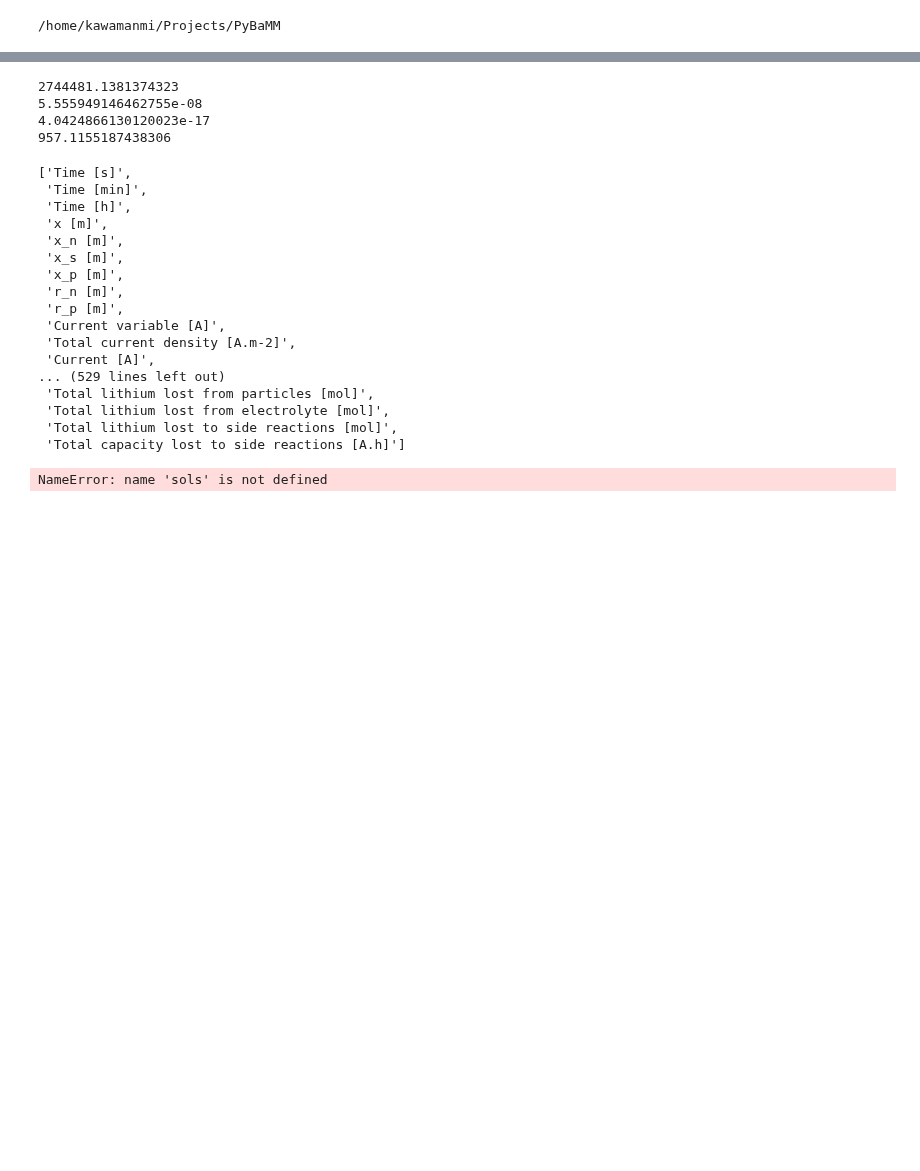
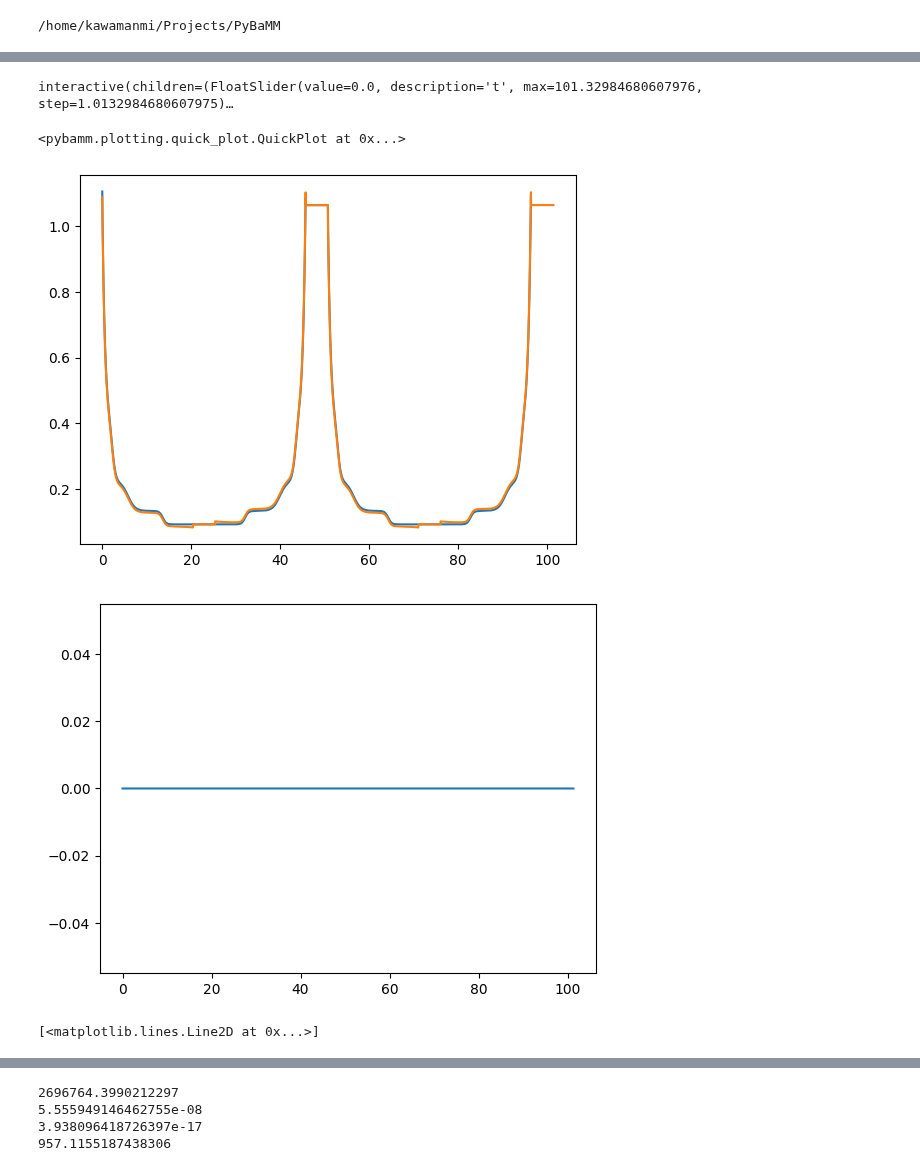
Before and after one commit to brosaplanella/formation, a Jupyter notebook: miscellaneous/TestsAndDrafts.ipynb, the cells around one changed output, grey strips where cells are left out. Cells and saved outputs as stored; diff of their text form; code cells hidden in the pictures; blank space fills up the shorter version.

```diff
--- a/miscellaneous/TestsAndDrafts.ipynb
+++ b/miscellaneous/TestsAndDrafts.ipynb
@@ -25,8 +25,9 @@ exp = pybamm.Experiment(
       )]* no_cycles )
 
 param = pybamm.ParameterValues("Chen2020")
-param['Initial inner SEI thickness [m]'] = 5e-12
-param['Initial outer SEI thickness [m]'] = 5e-12
+param['Initial inner SEI thickness [m]'] = 5e-13
+param['Initial outer SEI thickness [m]'] = 5e-13
+param['SEI open-circuit potential [V]'] = 0.0
 
 pybamm.settings.max_y_value = 1000000000
 solver = pybamm.CasadiSolver(mode="safe")
@@ -37,5 +47,5 @@ solver = pybamm.CasadiSolver(mode="safe")
 # %%
-model = pybamm.lithium_ion.SPMe()
+model = pybamm.lithium_ion.SPM({"SEI": "reaction limited"})
 sim = pybamm.Simulation(model, parameter_values=param,
                         experiment=exp, solver=solver)
 sol = sim.solve(initial_soc=0)
@@ -54,0 +72,31 @@ interactive(children=(FloatSlider(value=0.0, description='t', max=101.2451067712
+# %%
+pybamm.dynamic_plot(sol, output_variables=['X-averaged negative electrode open-circuit potential [V]',
+                                           'X-averaged negative electrode potential [V]',
+                                           'X-averaged negative electrode SEI film overpotential [V]',
+                                           'Negative electrode surface potential difference at separator interface [V]',
+                                           'Current [A]',
+                                           ],
+                    variable_limits='tight')
+# %% [output]
+interactive(children=(FloatSlider(value=0.0, description='t', max=101.32984680607976, step=1.0132984680607975)…
+<pybamm.plotting.quick_plot.QuickPlot at 0x...>
+# %%
+import matplotlib.pyplot as plt
+U= sol['X-averaged negative electrode open-circuit potential [V]'].entries
+phi_n = sol['X-averaged negative electrode potential [V]'].entries
+U_sei = sol['X-averaged negative electrode SEI film overpotential [V]'].entries
+delta_phi = sol['Negative electrode surface potential difference at separator interface [V]'].entries
+c = sol['Current [A]'].entries
+t = sol['Time [h]'].entries
+plt.plot(t, U, label='U')
+plt.plot(t, delta_phi, label='U_sei')
+# plt.plot(t, c, ":")
+plt.show()
+plt.plot(t, phi_n, label='phi_n')
+plt.show()
+plt.plot(t, U_sei, label='U_sei')
+# plt.plot(t, delta_phi, label='delta_phi')
+# %% [output]
+[figure, added]
+[figure, added]
+[<matplotlib.lines.Line2D at 0x...>]
@@ -122,38 +171,7 @@ print(RR)
 DD = J_app * 1e-12 / (F*D*C)
 print(DD)
 # %% [output]
-2744481.1381374323
+2696764.3990212297
 5.555949146462755e-08
-4.0424866130120023e-17
+3.938096418726397e-17
 957.1155187438306
-# %%
-model.variable_names()
-# %% [output]
-['Time [s]',
- 'Time [min]',
- 'Time [h]',
- 'x [m]',
- 'x_n [m]',
- 'x_s [m]',
- 'x_p [m]',
- 'r_n [m]',
- 'r_p [m]',
- 'Current variable [A]',
- 'Total current density [A.m-2]',
- 'Current [A]',
-... (529 lines left out)
- 'Total lithium lost from particles [mol]',
- 'Total lithium lost from electrolyte [mol]',
- 'Total lithium lost to side reactions [mol]',
- 'Total capacity lost to side reactions [A.h]']
-# %%
-import matplotlib.ticker as ticker
-import matplotlib.pyplot as plt
-import scienceplots
-import matplotlib.cm as cm
-for index in range(len(sols)):
-    plt.plot(sols[index]["Time [h]"].entries,
-             sols[index]['X-averaged negative electrode reaction overpotential [V]'].entries, label=c_rates[index])
-plt.legend()
-# %% [output]
-NameError: name 'sols' is not defined
```
Also changed, not shown: parts of 5 cells of this notebook, 9 other files.
